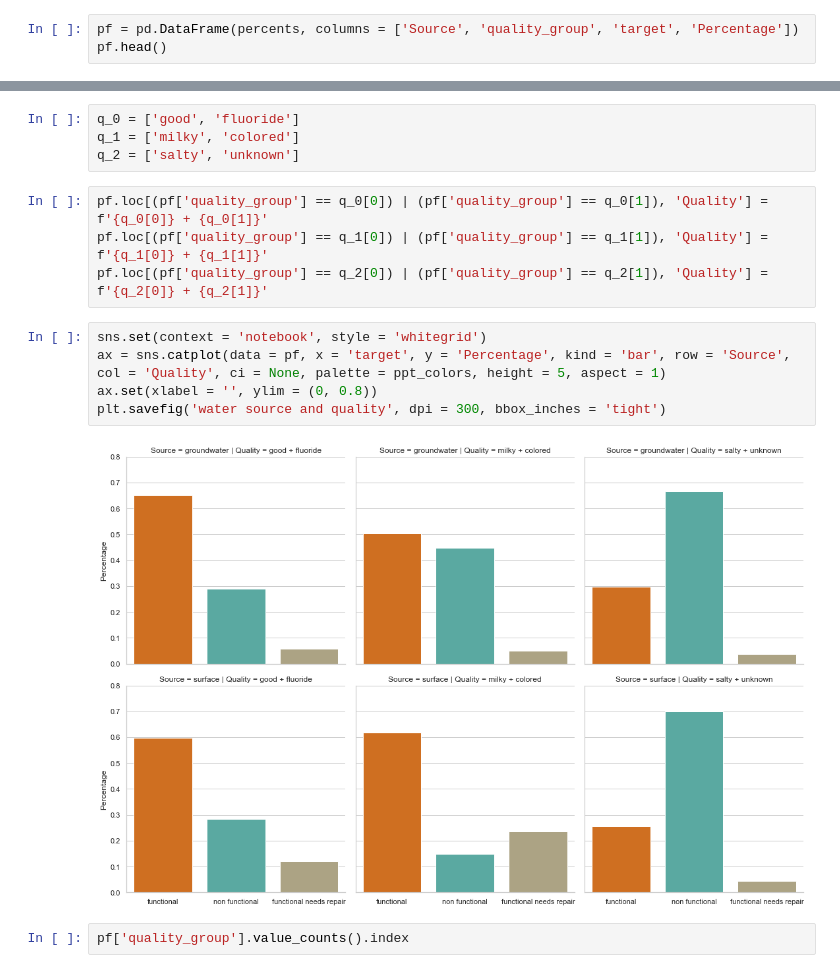
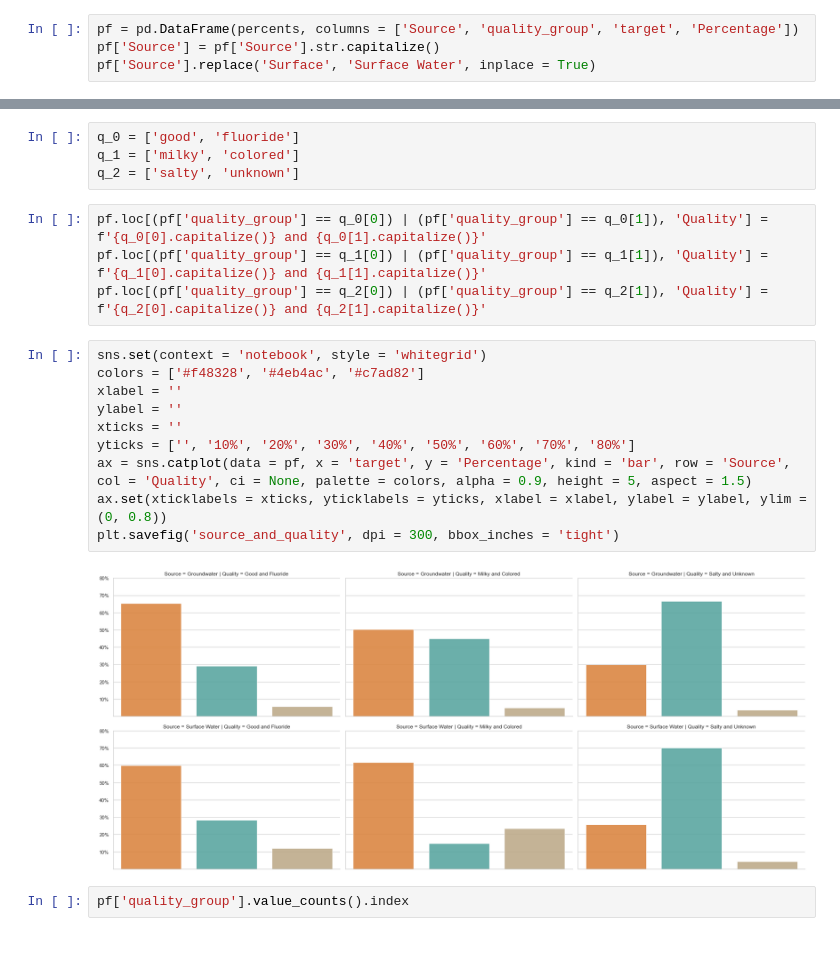
Before and after one commit to awyeh64/Tanzanian_Water_Well_Predictor, a Jupyter notebook: ayeh_eda.ipynb, the cells around one changed output, grey strips where cells are left out. Saved outputs shown, nothing was run; the diff lists cells and outputs as text; blank space fills up the shorter version.

```diff
--- a/ayeh_eda.ipynb
+++ b/ayeh_eda.ipynb
@@ -699,4 +732,5 @@ for i in cats['source_class'].unique():
         percents.append([i,j, 'functional needs repair', percent[1]])
 # %%
 pf = pd.DataFrame(percents, columns = ['Source', 'quality_group', 'target', 'Percentage'])
-pf.head()
+pf['Source'] = pf['Source'].str.capitalize()
+pf['Source'].replace('Surface', 'Surface Water', inplace = True)
@@ -712,16 +739,21 @@ q_0 = ['good', 'fluoride']
 q_1 = ['milky', 'colored']
 q_2 = ['salty', 'unknown']
 # %%
-pf.loc[(pf['quality_group'] == q_0[0]) | (pf['quality_group'] == q_0[1]), 'Quality'] = f'{q_0[0]} + {q_0[1]}'
-pf.loc[(pf['quality_group'] == q_1[0]) | (pf['quality_group'] == q_1[1]), 'Quality'] = f'{q_1[0]} + {q_1[1]}'
-pf.loc[(pf['quality_group'] == q_2[0]) | (pf['quality_group'] == q_2[1]), 'Quality'] = f'{q_2[0]} + {q_2[1]}'
+pf.loc[(pf['quality_group'] == q_0[0]) | (pf['quality_group'] == q_0[1]), 'Quality'] = f'{q_0[0].capitalize()} and {q_0[1].capitalize()}'
+pf.loc[(pf['quality_group'] == q_1[0]) | (pf['quality_group'] == q_1[1]), 'Quality'] = f'{q_1[0].capitalize()} and {q_1[1].capitalize()}'
+pf.loc[(pf['quality_group'] == q_2[0]) | (pf['quality_group'] == q_2[1]), 'Quality'] = f'{q_2[0].capitalize()} and {q_2[1].capitalize()}'
 # %%
 sns.set(context = 'notebook', style = 'whitegrid')
-ax = sns.catplot(data = pf, x = 'target', y = 'Percentage', kind = 'bar', row = 'Source', col = 'Quality', ci = None, palette = ppt_colors, height = 5, aspect = 1)
-ax.set(xlabel = '', ylim = (0, 0.8))
-plt.savefig('water source and quality', dpi = 300, bbox_inches = 'tight')
+colors = ['#f48328', '#4eb4ac', '#c7ad82']
+xlabel = ''
+ylabel = ''
+xticks = ''
+yticks = ['', '10%', '20%', '30%', '40%', '50%', '60%', '70%', '80%']
+ax = sns.catplot(data = pf, x = 'target', y = 'Percentage', kind = 'bar', row = 'Source', col = 'Quality', ci = None, palette = colors, alpha = 0.9, height = 5, aspect = 1.5)
+ax.set(xticklabels = xticks, yticklabels = yticks, xlabel = xlabel, ylabel = ylabel, ylim = (0, 0.8))
+plt.savefig('source_and_quality', dpi = 300, bbox_inches = 'tight')
 # %% [output]
-[figure, old version]
+[figure, new version]
 # %%
 pf['quality_group'].value_counts().index
 # %% [output]
```
Also changed, not shown: parts of 9 cells of this notebook.
